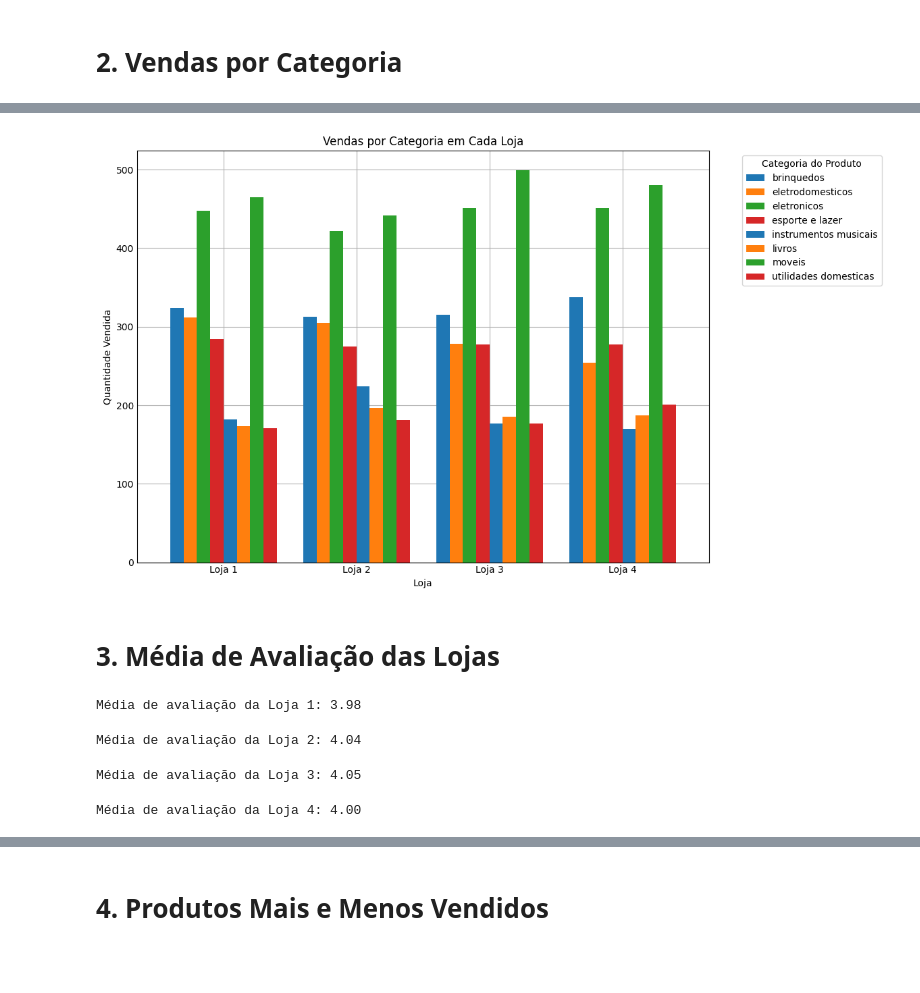
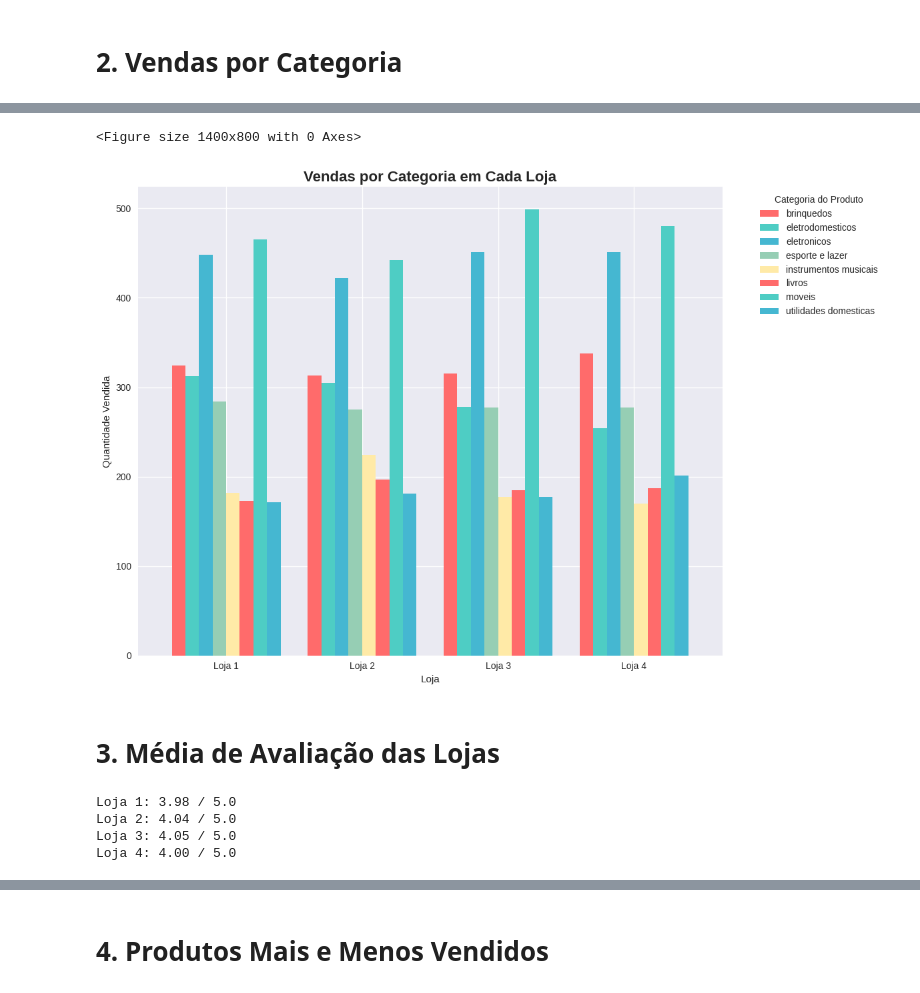
Before and after one commit to Laviniamadeira/Primeiro_passos_Data_science, a Jupyter notebook: AluraStoreBr.ipynb, the cells around one changed output, grey strips where cells are left out. Drawn from its saved outputs; the diff is of its cells as text; code cells hidden in the pictures; blank space fills up the shorter version.

```diff
--- a/AluraStoreBr.ipynb
+++ b/AluraStoreBr.ipynb
@@ -45,0 +19,11 @@ display(loja)
+# %%
+# Carregando os dados
+dados_lojas = {}
+
+for nome_loja, url in urls.items():
+    dados_lojas[nome_loja] = pd.read_csv(url)
+    print(f"✓ {nome_loja} carregada: {len(dados_lojas[nome_loja])} registros")
+
+print("\n" + "="*50)
+print("ANÁLISE EXPLORATÓRIA DAS LOJAS")
+print("="*50)
@@ -171,50 +101,37 @@ dados_lojas
 # %%
-cores = ['#1f77b4', '#ff7f0e', '#2ca02c', '#d62728']
+# Gráfico consolidado por categoria
+plt.figure(figsize=(14, 8))
 
-# Concatenar todos os dataframes da loja
+# Concatenar todos os dados
 all_stores_df = pd.concat(dados_lojas.values(), keys=dados_lojas.keys(), names=['Loja', None])
 
-# Agrupar por loja e categoria e contar produtos
+# Agrupar por loja e categoria
 vendas_por_categoria_por_loja = all_stores_df.groupby(['Loja', 'Categoria do Produto'])['Produto'].count().unstack(fill_value=0)
 
-# Plotagem
-fig, ax = plt.subplots(figsize=(12, 7))
-
-vendas_por_categoria_por_loja.plot(kind='bar', ax=ax, width=0.8,color=cores)
-
-ax.set_title('Vendas por Categoria em Cada Loja')
+# Plotar
+ax = vendas_por_categoria_por_loja.plot(kind='bar', width=0.8, color=['#FF6B6B', '#4ECDC4', '#45B7D1', '#96CEB4', '#FFEAA7'])
+ax.set_title('Vendas por Categoria em Cada Loja', fontsize=16, fontweight='bold')
 ax.set_xlabel('Loja')
 ax.set_ylabel('Quantidade Vendida')
 ax.tick_params(axis='x', rotation=0)
 ax.legend(title='Categoria do Produto', bbox_to_anchor=(1.05, 1), loc='upper left')
 
 plt.tight_layout()
 plt.show()
 # %% [output]
+<Figure size 1400x800 with 0 Axes>
-[figure, old version]
+[figure, new version]
 # %% [markdown]
 # 3. Média de Avaliação das Lojas
-# %%
-# Média das avaliações Loja 1
-media_avaliacao_loja1 = loja['Avaliação da compra'].mean()
-print(f"Média de avaliação da Loja 1: {media_avaliacao_loja1:.2f}")
-# %% [output]
-Média de avaliação da Loja 1: 3.98
-# %%
-# Média das avaliações Loja 2
-media_avaliacao_loja2 = loja2['Avaliação da compra'].mean()
-print(f"Média de avaliação da Loja 2: {media_avaliacao_loja2:.2f}")
-# %% [output]
-Média de avaliação da Loja 2: 4.04
-# %%
-# Média das avaliações Loja 3
-media_avaliacao_loja3 = loja3['Avaliação da compra'].mean()
-print(f"Média de avaliação da Loja 3: {media_avaliacao_loja3:.2f}")
-# %% [output]
-Média de avaliação da Loja 3: 4.05
-# %%
-# Média das avaliações Loja 4
-media_avaliacao_loja4 = loja4['Avaliação da compra'].mean()
-print(f"Média de avaliação da Loja 4: {media_avaliacao_loja4:.2f}")
-# %% [output]
-Média de avaliação da Loja 4: 4.00
+# %%
+avaliacoes = {}
+for nome_loja, df in dados_lojas.items():
+    if 'Avaliação da compra' in df.columns:
+        media_avaliacao = df['Avaliação da compra'].mean()
+        avaliacoes[nome_loja] = media_avaliacao
+        print(f"{nome_loja}: {media_avaliacao:.2f} / 5.0")
+# %% [output]
+Loja 1: 3.98 / 5.0
+Loja 2: 4.04 / 5.0
+Loja 3: 4.05 / 5.0
+Loja 4: 4.00 / 5.0
```
Also changed, not shown: parts of 27 cells of this notebook.
